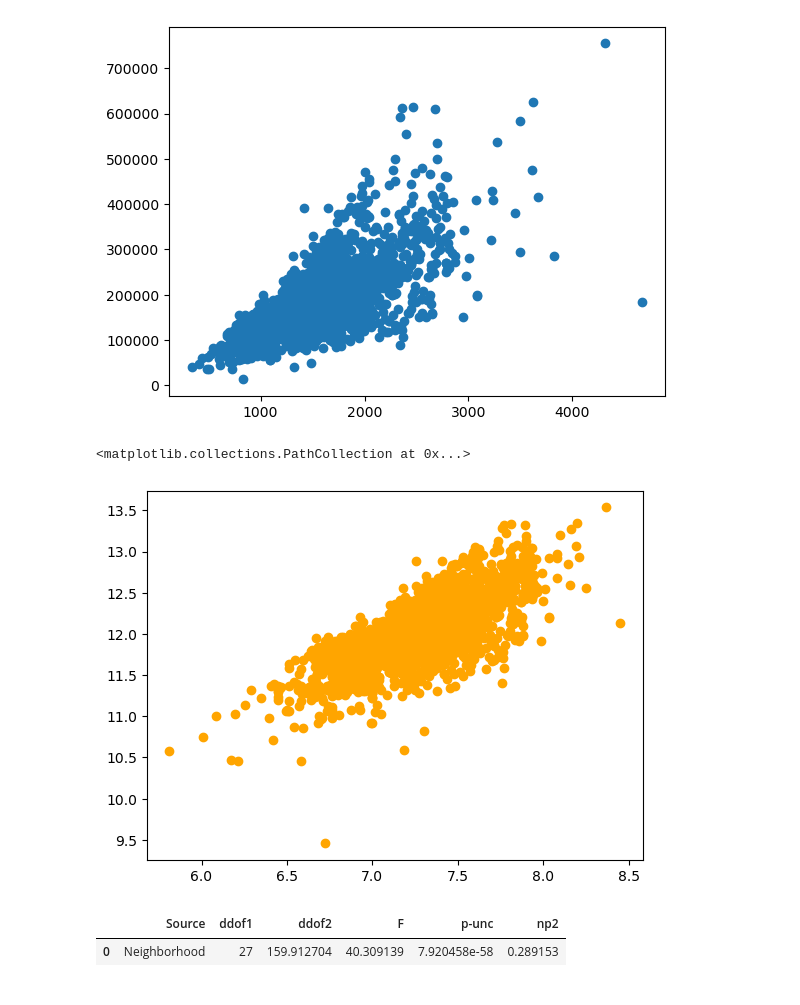
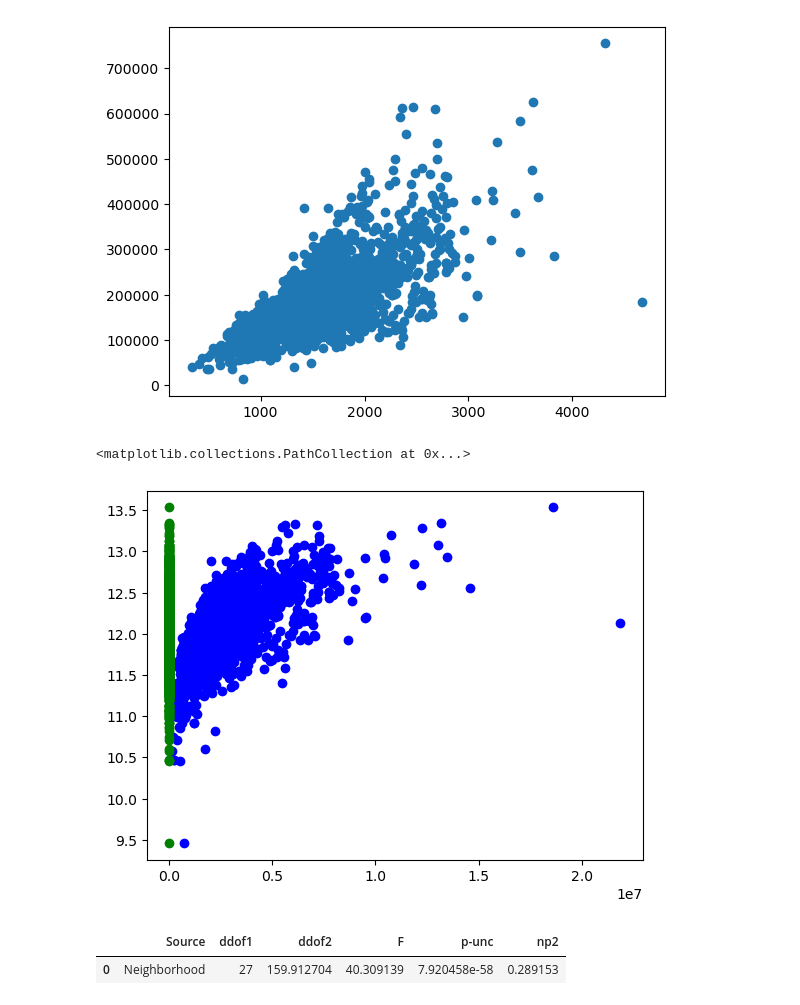
Before and after one commit to ersdanforth/ames_housing, a Jupyter notebook: feature_engineering.ipynb, the cells around one changed output. Drawn from its saved outputs; the diff is of its cells as text; code cells hidden in the pictures.

```diff
--- a/feature_engineering.ipynb
+++ b/feature_engineering.ipynb
@@ -91,6 +91,8 @@ features['GarageSize'].value_counts()
 large    1739
 small     841
 Name: GarageSize, dtype: int64
+# %%
+features.drop(['GarageCars'], axis = 1, inplace = True)
 # %%
 features['YearBuilt'].hist()
 features['YearRemodAdd'].hist()
@@ -104,4 +106,6 @@ features['Remodel_binary'].value_counts()
 0    1386
 1    1194
 Name: Remodel_binary, dtype: int64
+# %%
+features.drop(['YearRemodAdd'], axis = 1, inplace = True)
 # %%
@@ -123,11 +127,6 @@ features.filter(regex='SF')
 | 2578 | 841.0 | 0.0 | 144.0 | 985.0 | 985 | 857 | 0 | 193 | ... |
 | 2579 | 380.0 | 0.0 | 397.0 | 777.0 | 1065 | 846 | 0 | 182 | ... |
 2580 rows × 9 columns
-# %%
-# for most homes, total ground living area is sum of 1st + 2nd floor
-# if home has low quality finished sq ft, this is included in living area
-
-features['TotalIndoorSF'] = features['TotalBsmtSF'] + features['GrLivArea']
 # %%
 features['LotArea'].hist()
 # %% [output]
@@ -157,14 +147,12 @@ plt.scatter(housing['GrLivArea'], housing['SalePrice'])
 [figure]
 # %%
 features['LivArea_sq'] = features['GrLivArea']**2
-features['Log_LivArea'] = np.log(features['GrLivArea'])
 # %%
-#plt.scatter(features['LivArea_sq'], log_price, c = 'blue')
+plt.scatter(features['LivArea_sq'], log_price, c = 'blue')
 plt.scatter(features['GrLivArea'], log_price, c = 'green')
-plt.scatter(features['Log_LivArea'], log_price, c = 'orange')
 # %% [output]
 <matplotlib.collections.PathCollection at 0x...>
-[figure, old version]
+[figure, new version]
 # %%
 # create numeric feature to describe neighborhood value
 # %%
```
Also changed, not shown: parts of 16 cells of this notebook, 5 other files.
